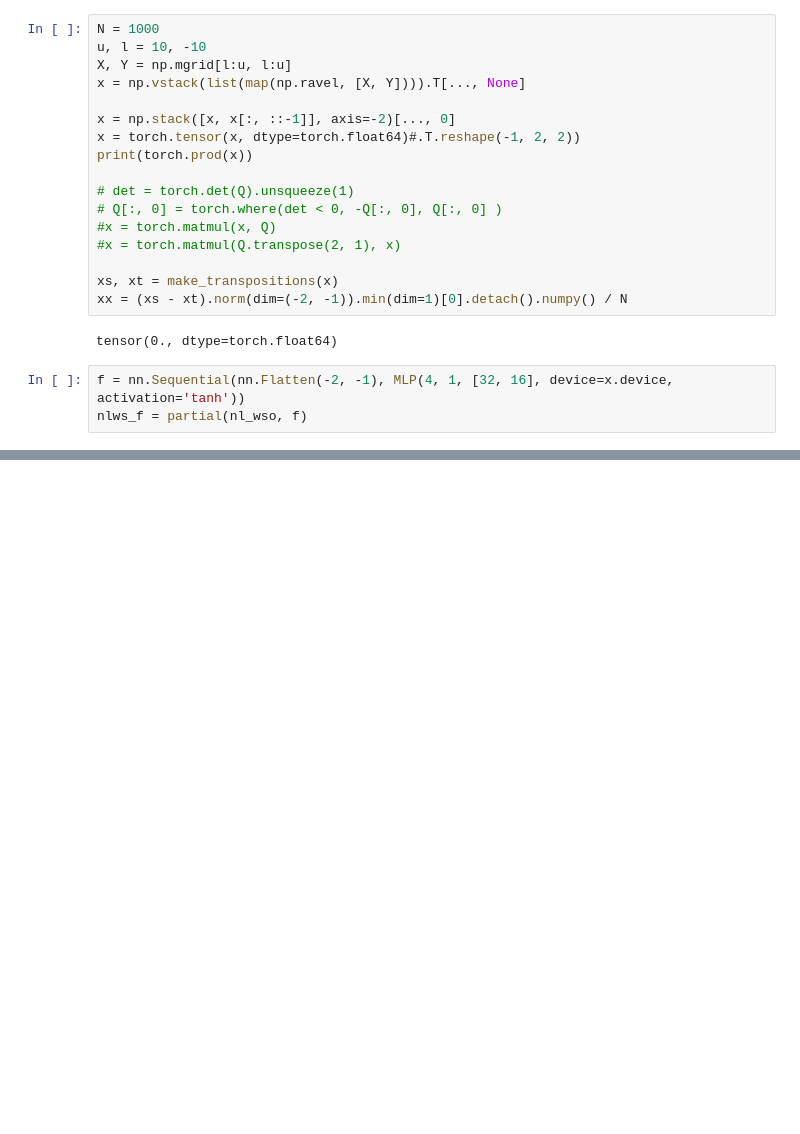
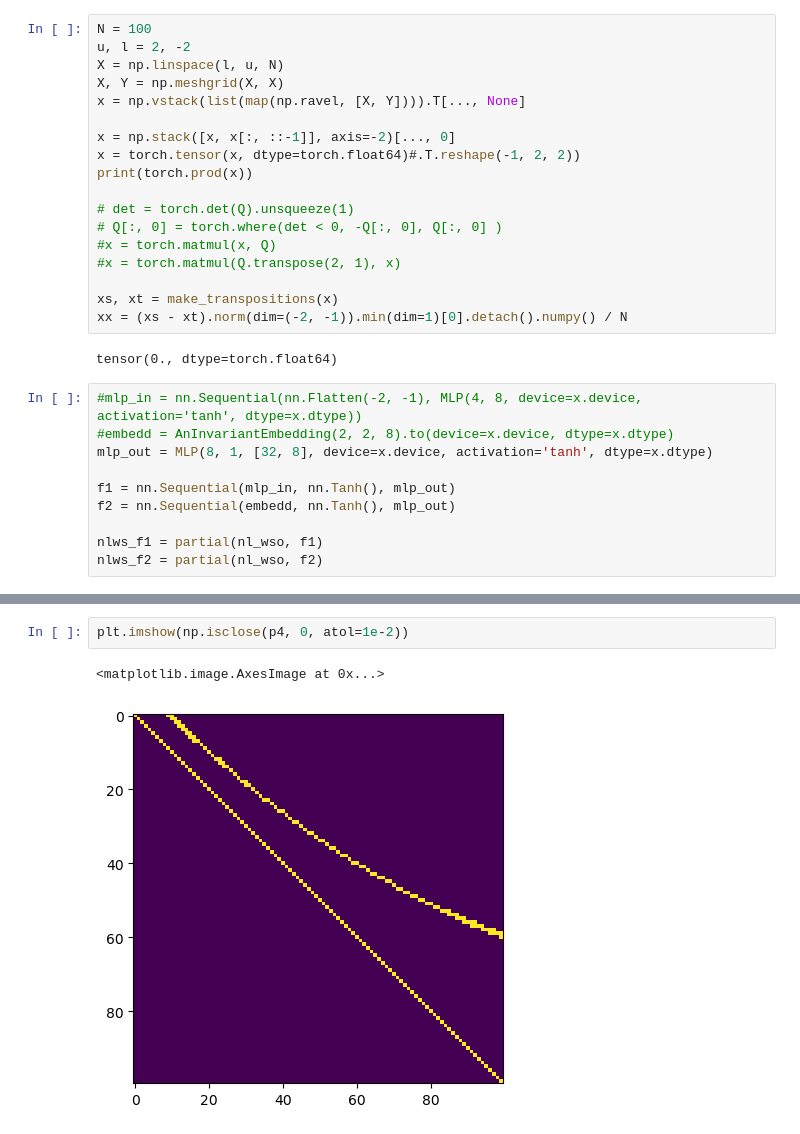
Before and after one commit to Matt88Ac/blansatz, a Jupyter notebook: Notebooks/wso.ipynb, the cells around one changed output, grey strips where cells are left out. Cells and saved outputs as stored; diff of their text form; blank space fills up the shorter version.

```diff
--- a/Notebooks/wso.ipynb
+++ b/Notebooks/wso.ipynb
@@ -93,7 +73,8 @@ tensor(inf, dtype=torch.float64)
 # %%
-N = 1000
-u, l = 10, -10
-X, Y = np.mgrid[l:u, l:u]
+N = 100
+u, l = 2, -2
+X = np.linspace(l, u, N)
+X, Y = np.meshgrid(X, X)
 x = np.vstack(list(map(np.ravel, [X, Y]))).T[..., None]
 
 x = np.stack([x, x[:, ::-1]], axis=-2)[..., 0]
@@ -110,6 +91,13 @@ xx = (xs - xt).norm(dim=(-2, -1)).min(dim=1)[0].detach().numpy() / N
 # %% [output]
 tensor(0., dtype=torch.float64)
 # %%
-f = nn.Sequential(nn.Flatten(-2, -1), MLP(4, 1, [32, 16], device=x.device, activation='tanh'))
-nlws_f = partial(nl_wso, f)
+#mlp_in = nn.Sequential(nn.Flatten(-2, -1), MLP(4, 8, device=x.device, activation='tanh', dtype=x.dtype))
+#embedd = AnInvariantEmbedding(2, 2, 8).to(device=x.device, dtype=x.dtype)
+mlp_out = MLP(8, 1, [32, 8], device=x.device, activation='tanh', dtype=x.dtype)
+
+f1 = nn.Sequential(mlp_in, nn.Tanh(), mlp_out)
+f2 = nn.Sequential(embedd, nn.Tanh(), mlp_out)
+
+nlws_f1 = partial(nl_wso, f1)
+nlws_f2 = partial(nl_wso, f2)
 # %%
@@ -143,0 +142,5 @@ np.isclose(p1, 0).sum() / N, np.isclose(p2, 0).sum() / N
+# %%
+plt.imshow(np.isclose(p4, 0, atol=1e-2))
+# %% [output]
+<matplotlib.image.AxesImage at 0x...>
+[figure, added]
```
Also changed, not shown: parts of 9 cells of this notebook.
